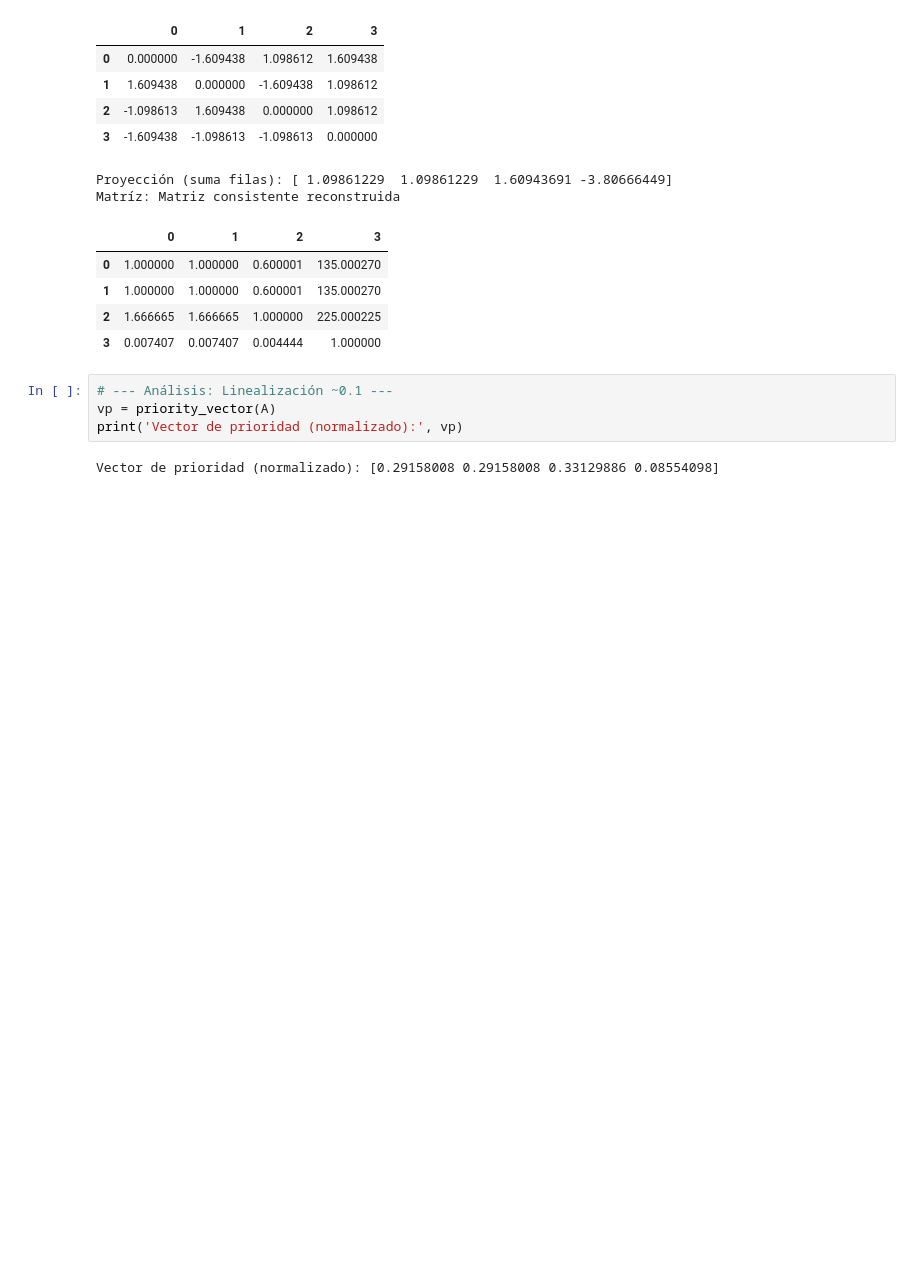
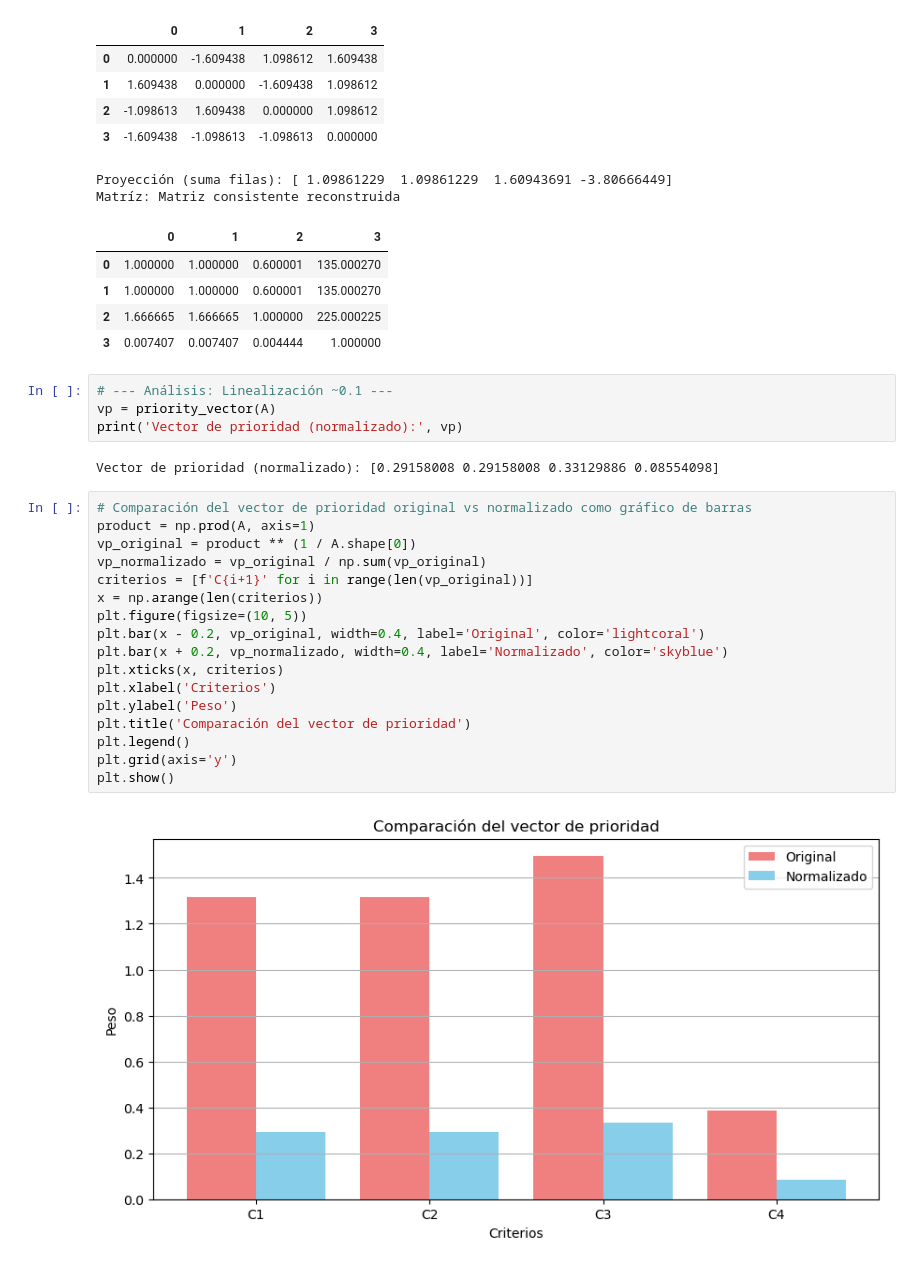
Before and after one commit to CarlosPorcallo/horacio_flores, a Jupyter notebook: 2_matrices_ajp_linealizacion.ipynb, the cells around one changed output. Drawn from its saved outputs; the diff is of its cells as text; blank space fills up the shorter version.

```diff
--- a/2_matrices_ajp_linealizacion.ipynb
+++ b/2_matrices_ajp_linealizacion.ipynb
@@ -160,3 +159,22 @@ vp = priority_vector(A)
 print('Vector de prioridad (normalizado):', vp)
 # %% [output]
 Vector de prioridad (normalizado): [0.29158008 0.29158008 0.33129886 0.08554098]
+# %%
+# Comparación del vector de prioridad original vs normalizado como gráfico de barras
+product = np.prod(A, axis=1)
+vp_original = product ** (1 / A.shape[0])
+vp_normalizado = vp_original / np.sum(vp_original)
+criterios = [f'C{i+1}' for i in range(len(vp_original))]
+x = np.arange(len(criterios))
+plt.figure(figsize=(10, 5))
+plt.bar(x - 0.2, vp_original, width=0.4, label='Original', color='lightcoral')
+plt.bar(x + 0.2, vp_normalizado, width=0.4, label='Normalizado', color='skyblue')
+plt.xticks(x, criterios)
+plt.xlabel('Criterios')
+plt.ylabel('Peso')
+plt.title('Comparación del vector de prioridad')
+plt.legend()
+plt.grid(axis='y')
+plt.show()
+# %% [output]
+[figure, added]
```
Also changed, not shown: parts of 1 cell of this notebook.
